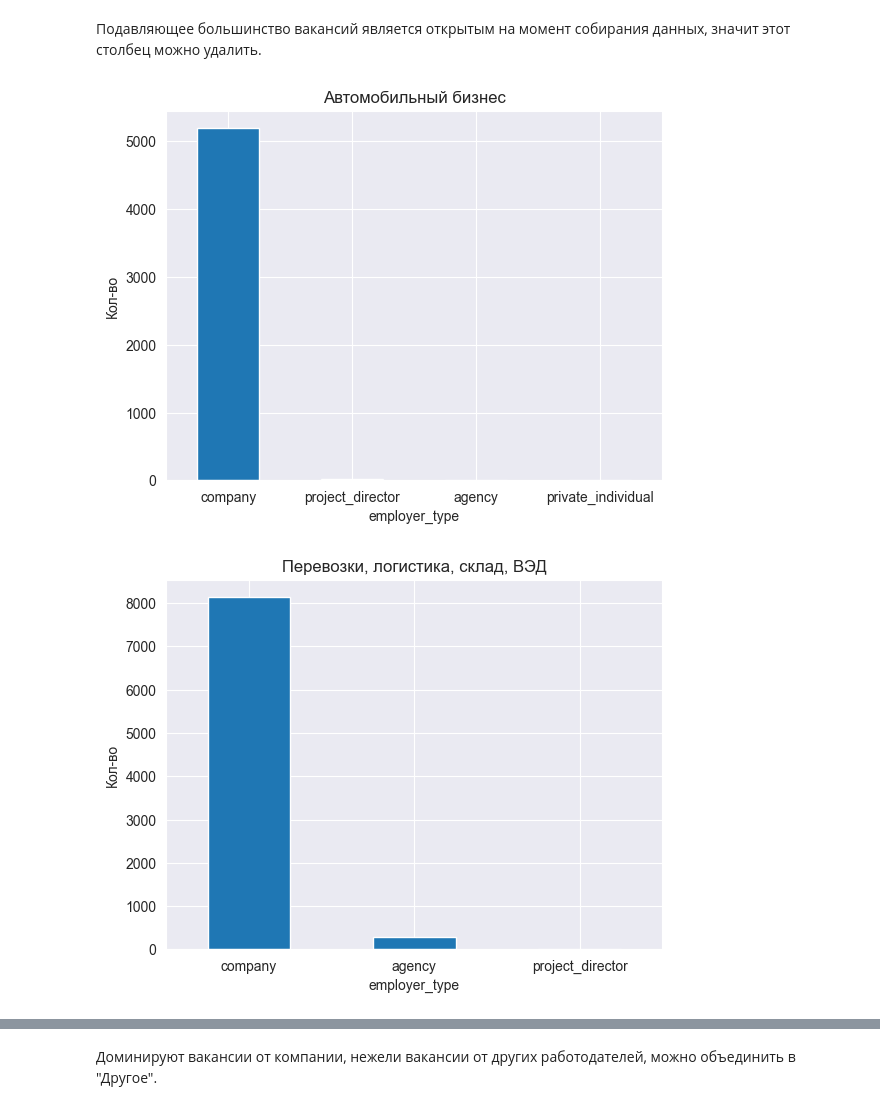
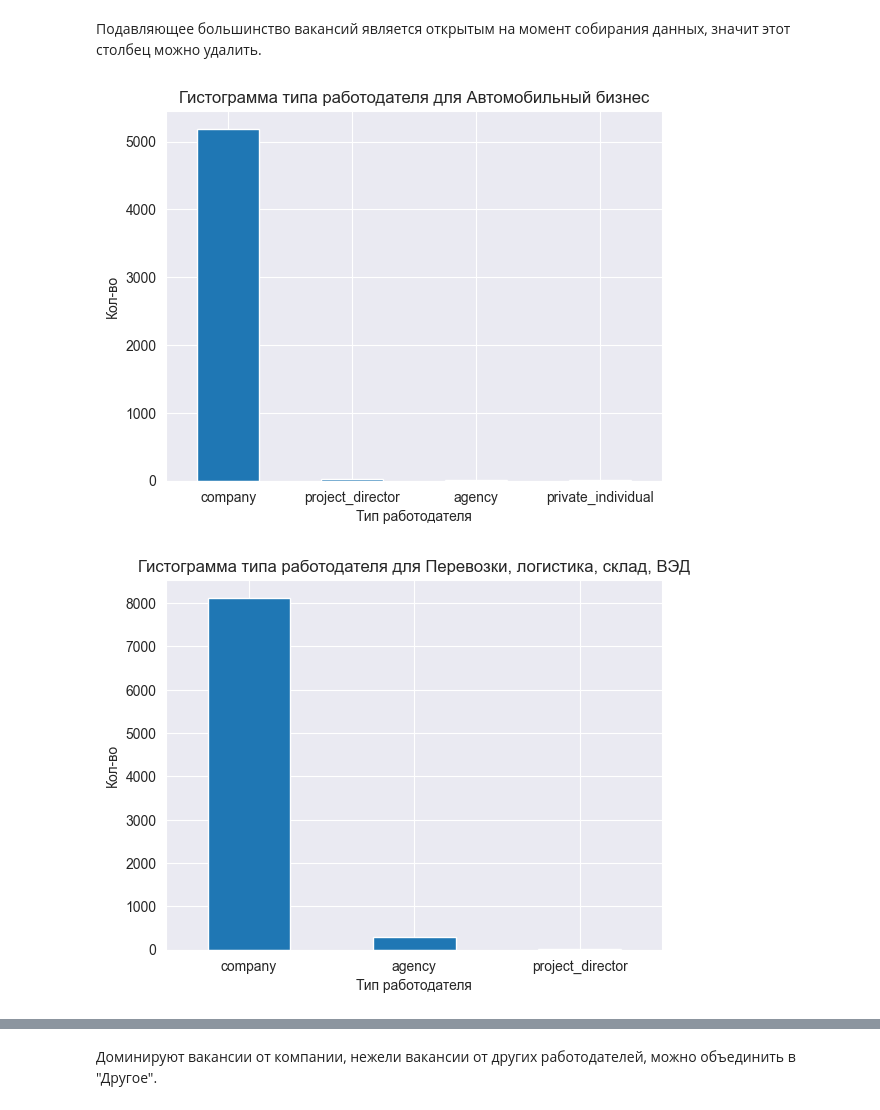
Before and after one commit to msaltovsky/hh_ru_vacancies_analysis, a Jupyter notebook: hh_vacancies_analyzis.ipynb, the cells around one changed output, grey strips where cells are left out. Cells and saved outputs as stored; diff of their text form; code cells hidden in the pictures.

```diff
--- a/hh_vacancies_analyzis.ipynb
+++ b/hh_vacancies_analyzis.ipynb
@@ -371,7 +372,7 @@ for dataset in dataset_without_outliers:
         "Более 6 лет": 0
     }
     dataset["experience"].value_counts().plot.bar(rot=0)
-    plt.title(dataset["industry"][0])
+    plt.title(f'Гистограмма типов опыта для {dataset["industry"][0]}')
     plt.ylabel("Кол-во")
     plt.xlabel("Опыт")
     plt.show()
@@ -387,6 +388,8 @@ for dataset in dataset_without_outliers:
     for i, exp in enumerate(["Нет опыта", "От 1 года до 3 лет", "От 3 до 6 лет", "Более 6 лет"]):
         fig[i].hist(dataset.loc[dataset["experience"]==exp, "salary"], label=exp)
         fig[i].set_title(exp)
-    plt.suptitle(dataset["industry"][0])
+        fig[i].set_xlabel('Зарплата')
+        fig[i].set_ylabel('Кол-во')
+    plt.suptitle(f'Зарплаты для разного опыта в {dataset["industry"][0]}')
     plt.show()
 # %% [output]
@@ -427,7 +434,8 @@ plt.show()
 # %%
 for dataset in dataset_without_outliers:
     plt.hist(dataset["employment"])
-    plt.title(dataset["industry"][0])
+    plt.title(f'Гистограмма вида занятости для {dataset["industry"][0]}')
     plt.ylabel("Кол-во")
+    plt.xlabel("Вид занятости")
     plt.show()
 # %% [output]
@@ -439,7 +447,8 @@ for dataset in dataset_without_outliers:
 # %%
 for dataset in dataset_without_outliers:
     dataset["vacancy_type"].value_counts().plot(kind="bar", rot=0)
-    plt.title(dataset["industry"][0])
+    plt.title(f'Гистограмма типа вакансии для {dataset["industry"][0]}')
     plt.ylabel("Кол-во")
+    plt.xlabel("Тип вакансии")
     plt.show()
 # %% [output]
@@ -451,9 +460,10 @@ for dataset in dataset_without_outliers:
 # %%
 for dataset in dataset_without_outliers:
     dataset["employer_type"].value_counts().plot(kind="bar", rot=0)
-    plt.title(dataset["industry"][0])
+    plt.title(f'Гистограмма типа работодателя для {dataset["industry"][0]}')
     plt.ylabel("Кол-во")
+    plt.xlabel("Тип работодателя")
     plt.show()
 # %% [output]
-[figure, old version]
+[figure, new version]
-[figure, old version]
+[figure, new version]
```
Also changed, not shown: parts of 11 cells of this notebook, 1 other file.
